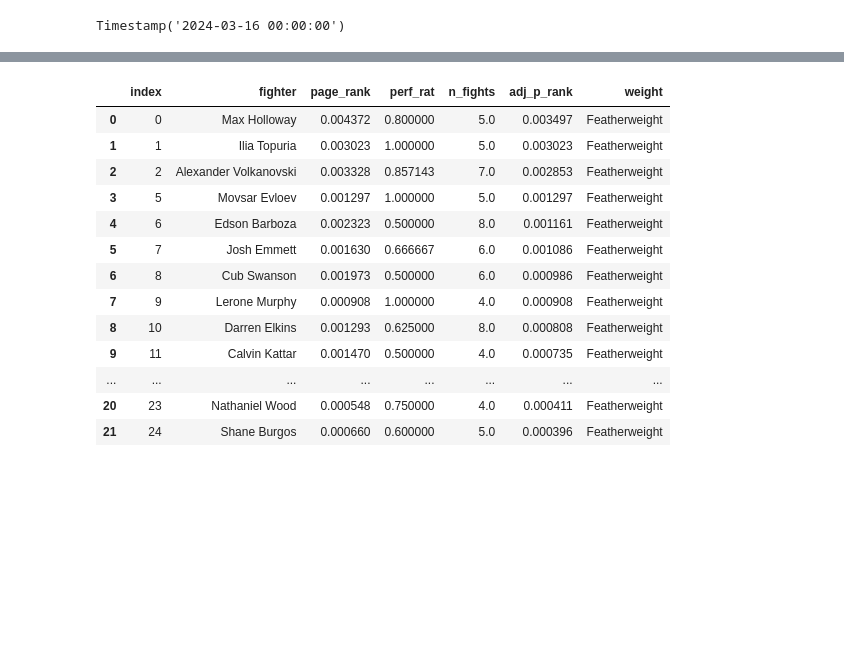
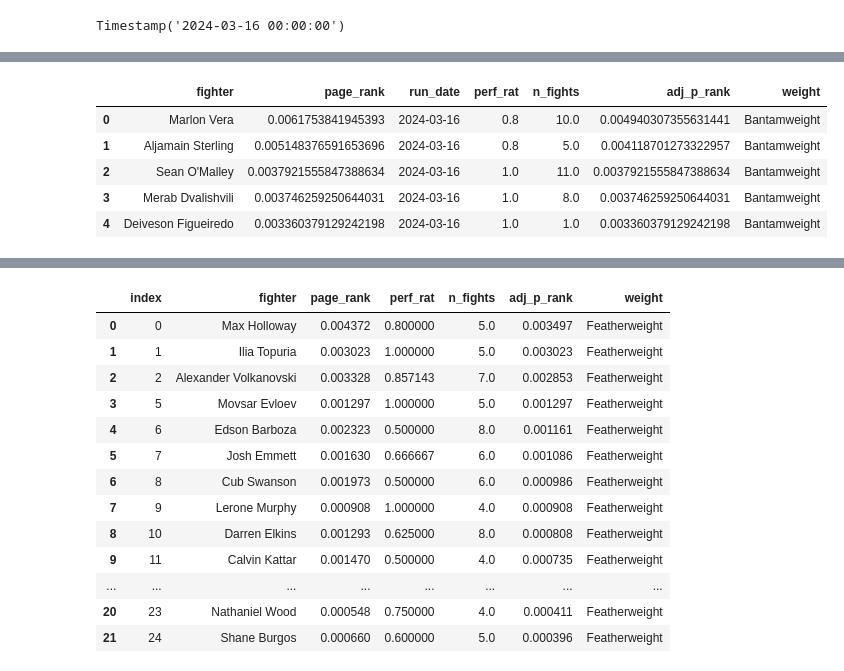
Before and after one commit to zarreh/mma_ranking, a Jupyter notebook: UFC_ranking/UFC_ranking.ipynb, the cells around one changed output, grey strips where cells are left out. Saved outputs shown, nothing was run; the diff lists cells and outputs as text; code cells hidden in the pictures; blank space fills up the shorter version.

```diff
--- a/UFC_ranking/UFC_ranking.ipynb
+++ b/UFC_ranking/UFC_ranking.ipynb
@@ -294,0 +378,9 @@ for weight_to_show in weight_list:
+# %%
+df_long.head()
+# %% [output]
+|  | fighter | page_rank | run_date | perf_rat | n_fights | adj_p_rank | weight |
+| 0 | Marlon Vera | 0.0061753841945393 | 2024-03-16 | 0.8 | 10.0 | 0.004940307355631441 | Bantamweight |
+| 1 | Aljamain Sterling | 0.005148376591653696 | 2024-03-16 | 0.8 | 5.0 | 0.004118701273322957 | Bantamweight |
+| 2 | Sean O'Malley | 0.0037921555847388634 | 2024-03-16 | 1.0 | 11.0 | 0.0037921555847388634 | Bantamweight |
+| 3 | Merab Dvalishvili | 0.003746259250644031 | 2024-03-16 | 1.0 | 8.0 | 0.003746259250644031 | Bantamweight |
+| 4 | Deiveson Figueiredo | 0.003360379129242198 | 2024-03-16 | 1.0 | 1.0 | 0.003360379129242198 | Bantamweight |
```
Also changed, not shown: parts of 10 cells of this notebook, 1 other file.
